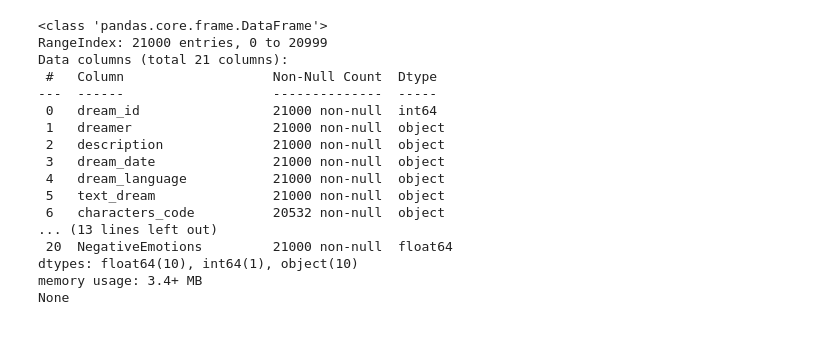
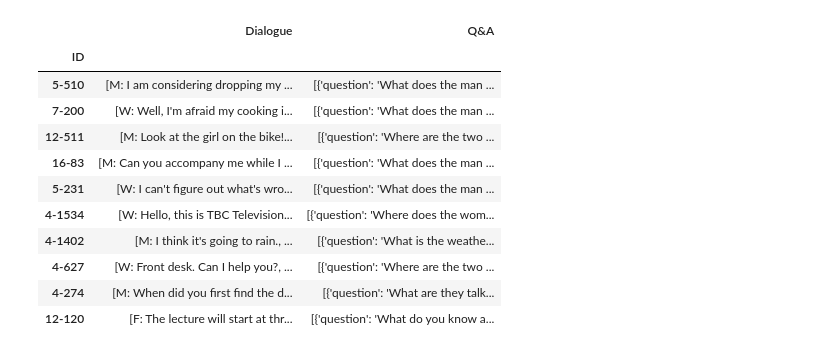
Before and after one commit to Soncity2/NLP-project-dream-interpretation, a Jupyter notebook: src/main.ipynb, the cells around one changed output. Drawn from its saved outputs; the diff is of its cells as text; code cells hidden in the pictures.

```diff
--- a/src/main.ipynb
+++ b/src/main.ipynb
@@ -28,22 +22,17 @@ print(dryad_data.head(10))
-# %%
-# Get basic dataset info
-print(dryad_data.info())
-#print(paperswithcode_data.info())
-# %% [output]
-<class 'pandas.core.frame.DataFrame'>
-RangeIndex: 21000 entries, 0 to 20999
-Data columns (total 21 columns):
- #   Column                   Non-Null Count  Dtype
----  ------                   --------------  -----
- 0   dream_id                 21000 non-null  int64
- 1   dreamer                  21000 non-null  object
- 2   description              21000 non-null  object
- 3   dream_date               21000 non-null  object
- 4   dream_language           21000 non-null  object
- 5   text_dream               21000 non-null  object
- 6   characters_code          20532 non-null  object
-... (13 lines left out)
- 20  NegativeEmotions         21000 non-null  float64
-dtypes: float64(10), int64(1), object(10)
-memory usage: 3.4+ MB
-None
+# %%
+columns = {0 : "Dialogue", 1 : "Q&A"}
+dream_data = rename_columns(dream_data, columns)
+dream_data.head(10)
+# %% [output]
+|  | Dialogue | Q&A |
+| ID |  |  |
+| 5-510 | [M: I am considering dropping my ... | [{'question': 'What does the man ... |
+| 7-200 | [W: Well, I'm afraid my cooking i... | [{'question': 'What does the man ... |
+| 12-511 | [M: Look at the girl on the bike!... | [{'question': 'Where are the two ... |
+| 16-83 | [M: Can you accompany me while I ... | [{'question': 'What does the man ... |
+| 5-231 | [W: I can't figure out what's wro... | [{'question': 'What does the man ... |
+| 4-1534 | [W: Hello, this is TBC Television... | [{'question': 'Where does the wom... |
+| 4-1402 | [M: I think it's going to rain., ... | [{'question': 'What is the weathe... |
+| 4-627 | [W: Front desk. Can I help you?, ... | [{'question': 'Where are the two ... |
+| 4-274 | [M: When did you first find the d... | [{'question': 'What are they talk... |
+| 12-120 | [F: The lecture will start at thr... | [{'question': 'What do you know a... |
```
Also changed, not shown: parts of 12 cells of this notebook, 3 other files.
